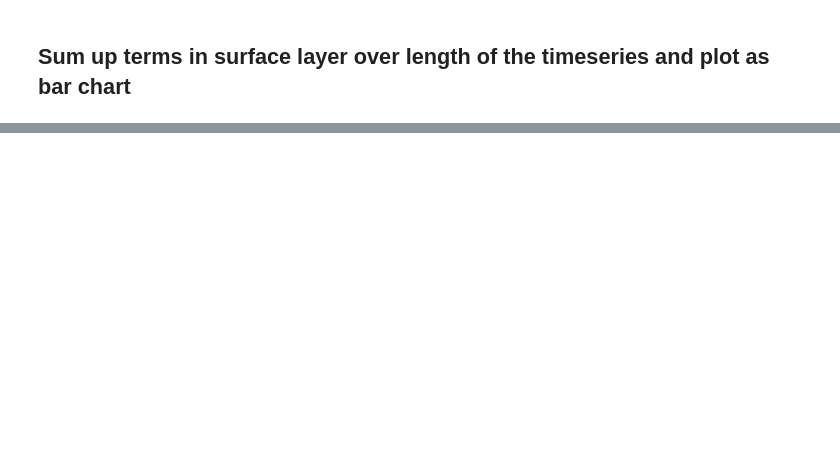
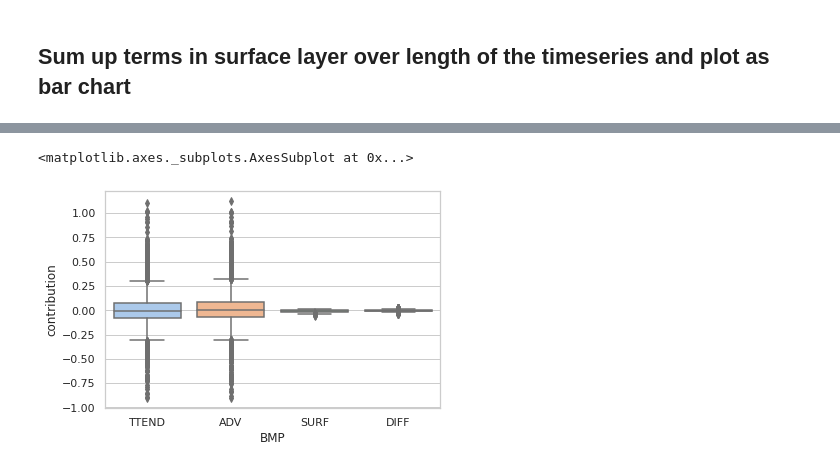
Before and after one commit to nmalan/ROMS_heat_budget, a Jupyter notebook: ROMS_heatbudget_terms_BMP.ipynb, the cells around one changed output, grey strips where cells are left out. Saved outputs shown, nothing was run; the diff lists cells and outputs as text; code cells hidden in the pictures; blank space fills up the shorter version.

```diff
--- a/ROMS_heatbudget_terms_BMP.ipynb
+++ b/ROMS_heatbudget_terms_BMP.ipynb
@@ -250,0 +264,8 @@ plt.savefig('BMP_heat_terms_annual_mean.png', dpi=300,bbox_inches='tight')
+# %%
+ADV = budget_th_box.conv_horiz_adv_flux_TH + budget_th_box.conv_vert_adv_flux_TH
+import pandas as pd
+df = pd.DataFrame({'BMP':['TTEND', 'ADV', 'SURF', 'DIFF'], 'contribution':[budget_th_box.total_tendency_TH_truth
+                                                             ,ADV
+                                                             ,budget_th_box.conv_vert_diff_flux_TH
+                                                             ,budget_th_box.conv_horiz_diff_flux_TH]})
+df
@@ -250,0 +278,9 @@ plt.savefig('BMP_heat_terms_annual_mean.png', dpi=300,bbox_inches='tight')
+# %%
+import seaborn as sns
+sns.set(style="whitegrid", palette="pastel", color_codes=True)
+foo = df.explode('contribution')
+foo['contribution'] = foo['contribution'].astype('float')
+sns.boxplot(data=foo, x='BMP', y='contribution')
+# %% [output]
+<matplotlib.axes._subplots.AxesSubplot at 0x...>
+[figure, added]
```
Also changed, not shown: parts of 18 cells of this notebook, 3 other files.
